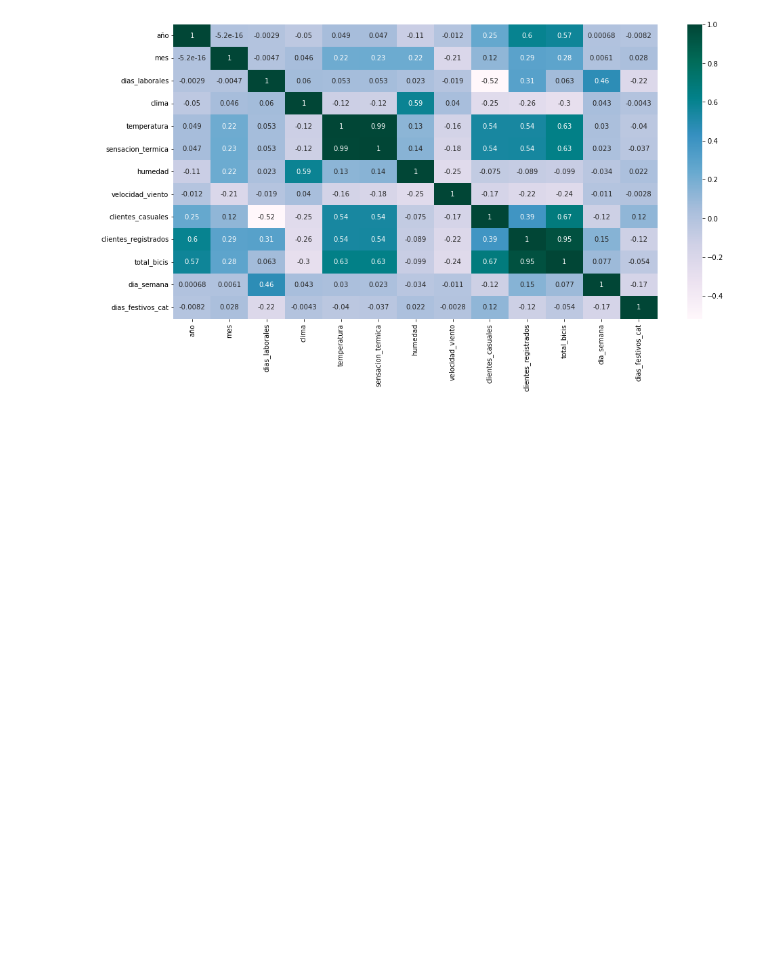
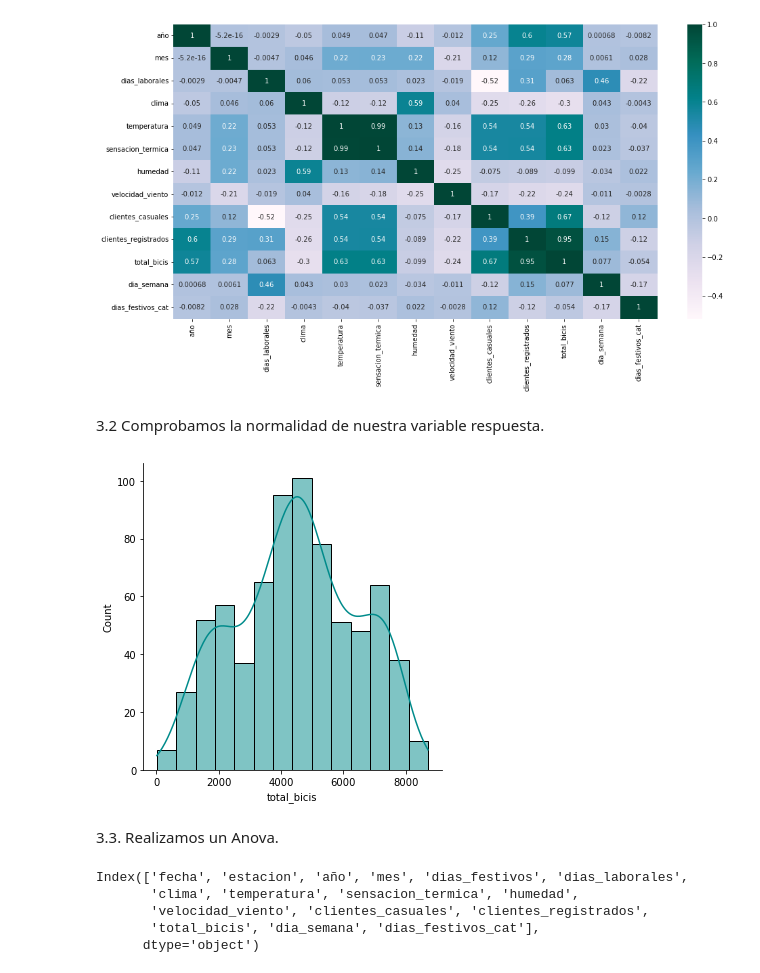
Before and after one commit to Adalab/project-da-promo-c-module-3-team-3, a Jupyter notebook: notebooks/3-EDA-Regresion.ipynb, the cells around one changed output. Drawn from its saved outputs; the diff is of its cells as text; code cells hidden in the pictures; blank space fills up the shorter version.

Commit message:
Actualización Eda Regresión - Anova

```diff
--- a/notebooks/3-EDA-Regresion.ipynb
+++ b/notebooks/3-EDA-Regresion.ipynb
@@ -87,3 +113,19 @@ df.describe(include='object').T
 sns.heatmap(df.corr(), cmap= 'PuBuGn', annot= True);
 # %% [output]
 [figure]
+# %% [markdown]
+3.2 Comprobamos la normalidad de nuestra variable respuesta.
+# %%
+sns.displot(df['total_bicis'], kde = True, color = "darkcyan");
+# %% [output]
+[figure, added]
+# %% [markdown]
+3.3. Realizamos un Anova.
+# %%
+df.columns
+# %% [output]
+Index(['fecha', 'estacion', 'año', 'mes', 'dias_festivos', 'dias_laborales',
+       'clima', 'temperatura', 'sensacion_termica', 'humedad',
+       'velocidad_viento', 'clientes_casuales', 'clientes_registrados',
+       'total_bicis', 'dia_semana', 'dias_festivos_cat'],
+      dtype='object')
```
Also changed, not shown: parts of 4 cells of this notebook, 2 other files.
